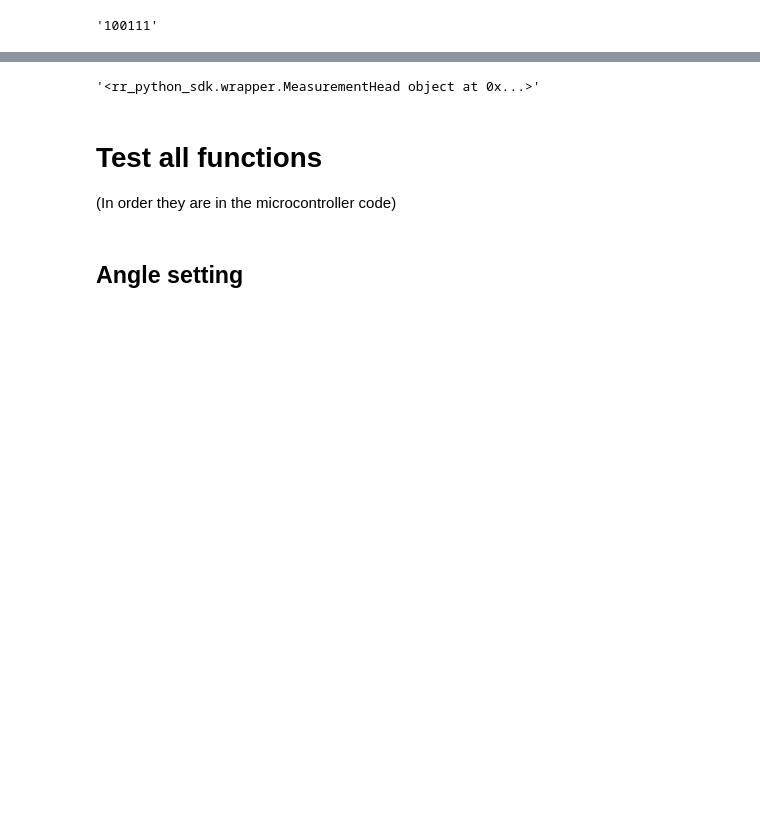
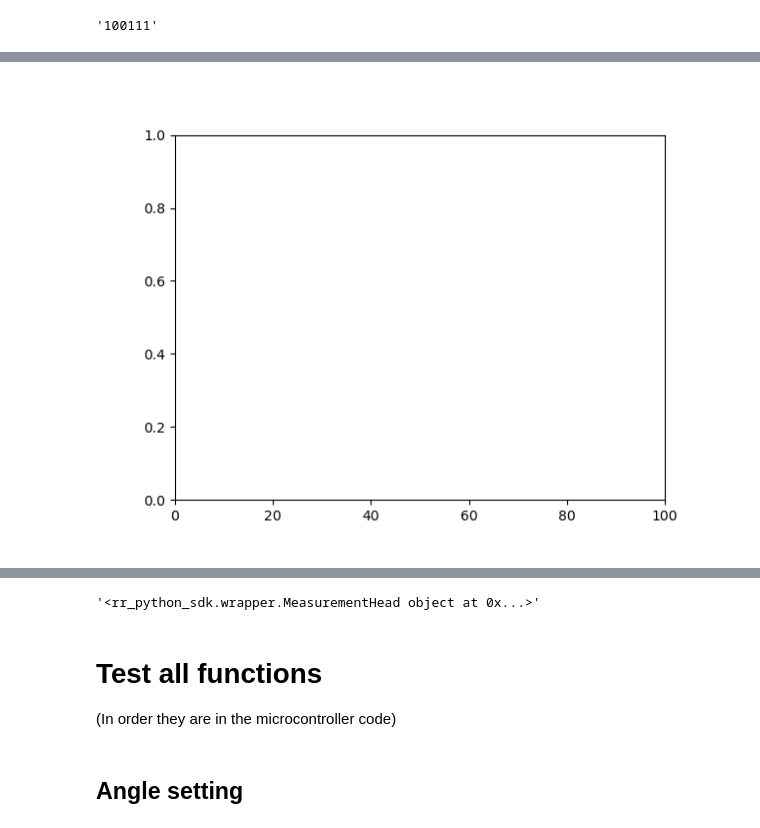
Before and after one commit to RivelinRail/rr_python_sdk, a Jupyter notebook: Tests.ipynb, the cells around one changed output, grey strips where cells are left out. Drawn from its saved outputs; the diff is of its cells as text; code cells hidden in the pictures; blank space fills up the shorter version.

```diff
--- a/Tests.ipynb
+++ b/Tests.ipynb
@@ -90,7 +175,83 @@ f"{0X27:0b}"
 # %%
 f"{0b100100111011010:0X}"
 # %%
-while (True):
-    head.ser.write(bytes([0xAA,0xAA,0x00,0x11,0x22]))
-    time.sleep(0.1)
+import random
+
+# Global variables
+data_n = []
+data_t = []
+running = True
+ani = None  # We'll store the animation object here
+
+# Clean-up function
+def cleanup():
+    head.stop_data_streaming()
+    # Close files, serial ports, etc.
+
+# Function to stop on spacebar
+def on_key(event):
+    global running, ani
+    if event.key == ' ':
+        cleanup()
+        running = False
+        if ani:
+            ani.event_source.stop()
+
+# Setup plot
+fig, ax = plt.subplots()
+line_n, = ax.plot([], [], 'b-')
+line_t, = ax.plot([], [], 'r-')
+ax.set_xlim(0, 100)
+ax.set_ylim(0, 1)
+fig.canvas.mpl_connect('key_press_event', on_key)
+
+# Dummy read function (replace with your actual read)
+def read(cpp, head):
+    new_d_t = []
+    new_d_n = []
+
+    msgs = head.read_all(timeout = 0.1)
+    for msg in msgs:
+        match msg.type:
+            case cpp.MsgType_ToHost.FaultData:
+                print(f"Fault {msg.data.fault_status:0b}, {int(np.log2(msg.data.fault_status))}")
+                on_key(None)
+                return
+            case cpp.MsgType_ToHost.CurrentData:
+                new_d_n.append(float(msg.data.f_normal_mn))
+                new_d_t.append(float(msg.data.f_tangential_mn))
+    return new_d_n, new_d_t
+
+# Animation update function
+def update(frame):
+    global data_n, data_t, cpp, head
+    print(f"running")
+    if running:
+        val_n, val_t = read(cpp, head)
+        data_n.extend(val_n)
+        data_t.extend(val_t)
+        if len(data) > 100:  # keep last 100 points
+            data_n = data_n[-100:]
+            data_t = data_t[-100:]
+        line_n.set_data(range(len(data_n)), data_n)
+        line_t.set_data(range(len(data_t)), data_t)
+    return line_n, line_t
+
+def update_wrap(frame):
+    try:
+        # Your code goes here
+        update(frame)
+    except Exception as e:
+        print(f"Exception occurred: {e}")
+        raise
+
+# Animation
+ani = animation.FuncAnimation(fig, update_wrap, blit=True, interval=100)
+
+payload = cpp.DataRatePayload()
+payload.rate_hz = sampling_rate
+head.start_data_streaming(payload)
+
+# Show plot (blocking)
+plt.show()
 # %% [output]
@@ -98,3 +258,4 @@ SerialException: WriteFile failed (PermissionError(13, 'Access is denied.', None
+[figure, added]
 # %%
 status = 400
 match status:
```
Also changed, not shown: parts of 15 cells of this notebook, 1 other file.
